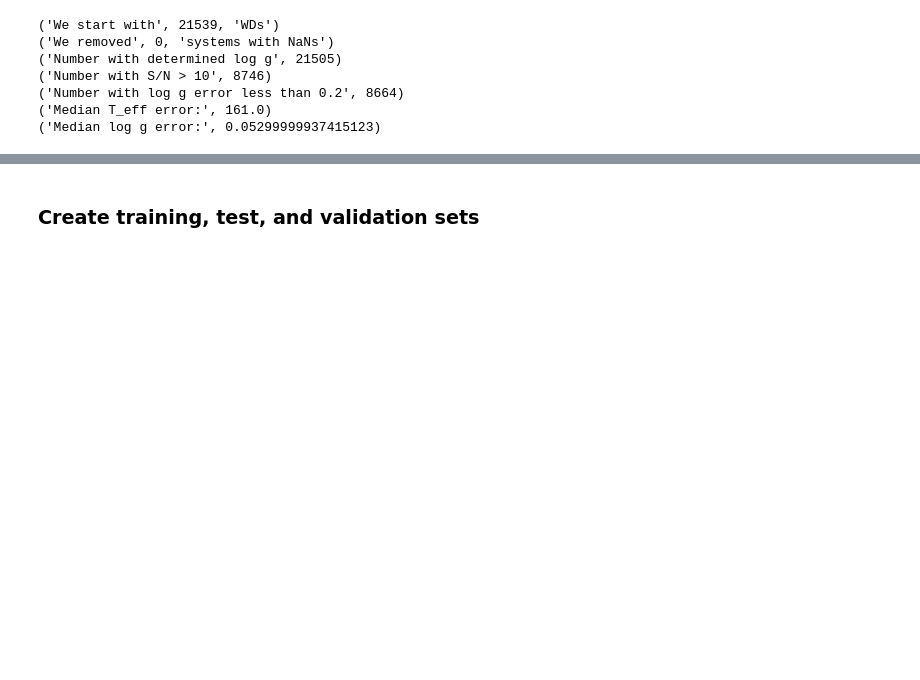
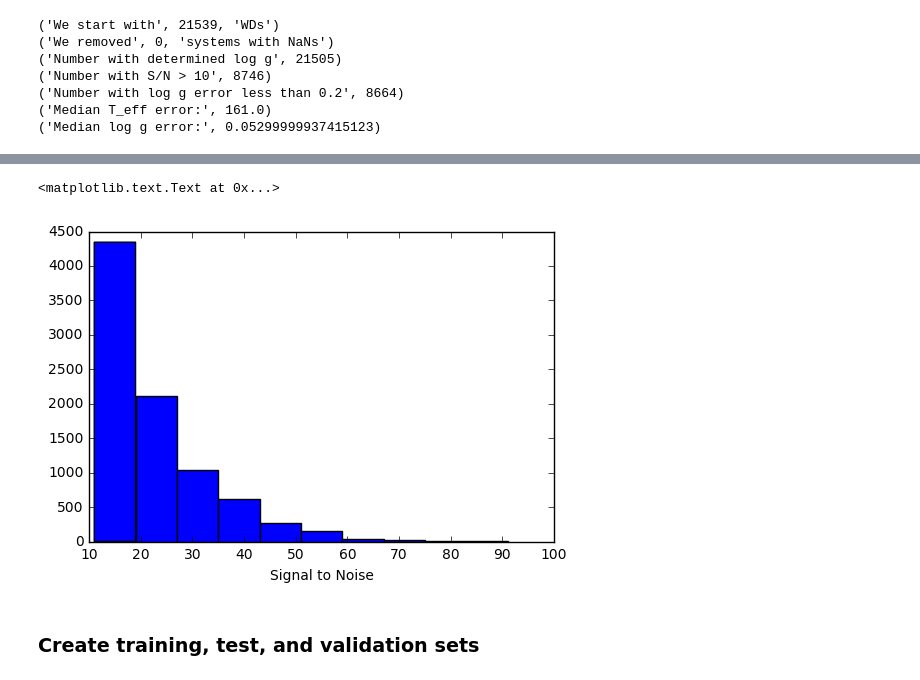
Before and after one commit to astrophysically/WDSpectralFitting, a Jupyter notebook: notebooks/WD Spectra.ipynb, the cells around one changed output, grey strips where cells are left out. Saved outputs shown, nothing was run; the diff lists cells and outputs as text; code cells hidden in the pictures; blank space fills up the shorter version.

```diff
--- a/notebooks/WD Spectra.ipynb
+++ b/notebooks/WD Spectra.ipynb
@@ -253,6 +504,9 @@ plot_spec(337,51997,195,WD)
 # %%
-plt.hist(WD['S_N'])
+plt.hist(good_WD['S_N'])
 plt.xlabel('Signal to Noise')
+# %% [output]
+<matplotlib.text.Text at 0x...>
+[figure, added]
 # %% [markdown]
 ### Create training, test, and validation sets
 # %%
```
Also changed, not shown: parts of 22 cells of this notebook, 1 other file.
